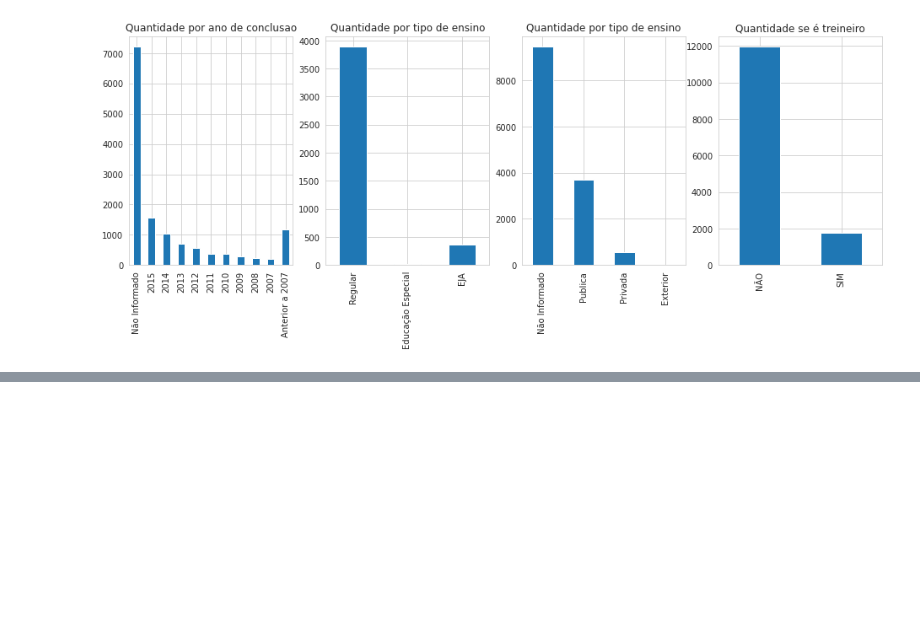
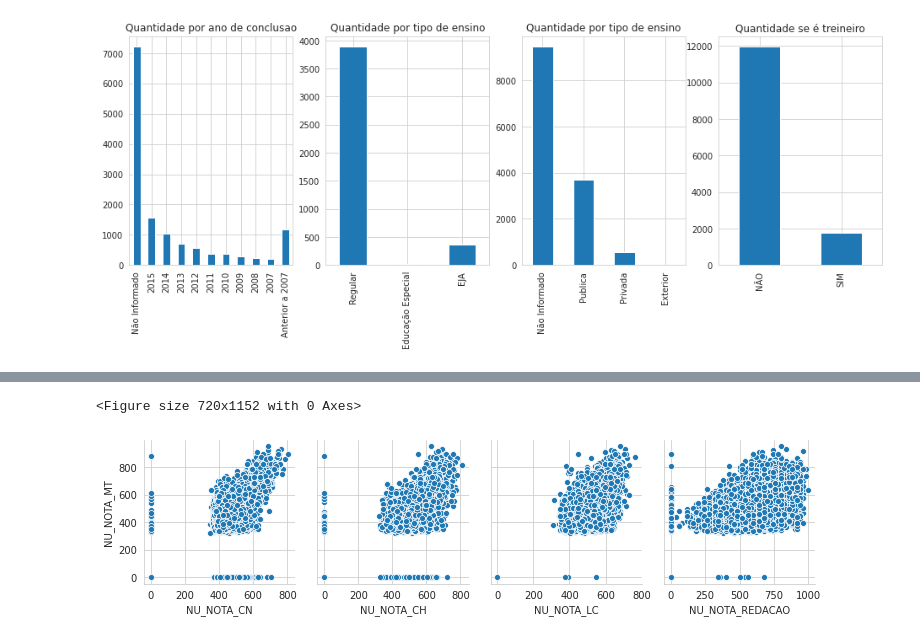
Before and after one commit to RobsonCrLira/CodenationDesafio, a Jupyter notebook: Analise_enem.ipynb, the cells around one changed output, grey strips where cells are left out. Cells and saved outputs as stored; diff of their text form; code cells hidden in the pictures; blank space fills up the shorter version.

```diff
--- a/Analise_enem.ipynb
+++ b/Analise_enem.ipynb
@@ -57,7 +59,7 @@ array(['Unnamed: 0', 'NU_INSCRICAO', 'NU_ANO', 'CO_MUNICIPIO_RESIDENCIA',
 # %%
 colunas_notas = ['NU_NOTA_CN','NU_NOTA_CH','NU_NOTA_LC','NU_NOTA_MT','NU_NOTA_COMP1',
                  'NU_NOTA_COMP2','NU_NOTA_COMP3','NU_NOTA_COMP4','NU_NOTA_COMP5','NU_NOTA_REDACAO']
-colunas_n = ['NU_NOTA_CN','NU_NOTA_CH','NU_NOTA_LC','NU_NOTA_MT','NU_NOTA_REDACAO']
+colunas_n = ['NU_NOTA_CN','NU_NOTA_CH','NU_NOTA_LC','NU_NOTA_REDACAO']
 # %%
 train.head()
 # %% [output]
@@ -158,0 +184,7 @@ df_treineiro.plot(kind='bar',title = 'Quantidade se é treineiro',ax=axes[3])
+# %%
+plt.figure(figsize=(10,16))
+sns.pairplot(train,y_vars = ['NU_NOTA_MT'],x_vars = colunas_n)
+plt.show()
+# %% [output]
+<Figure size 720x1152 with 0 Axes>
+[figure, added]
```
Also changed, not shown: parts of 13 cells of this notebook.
